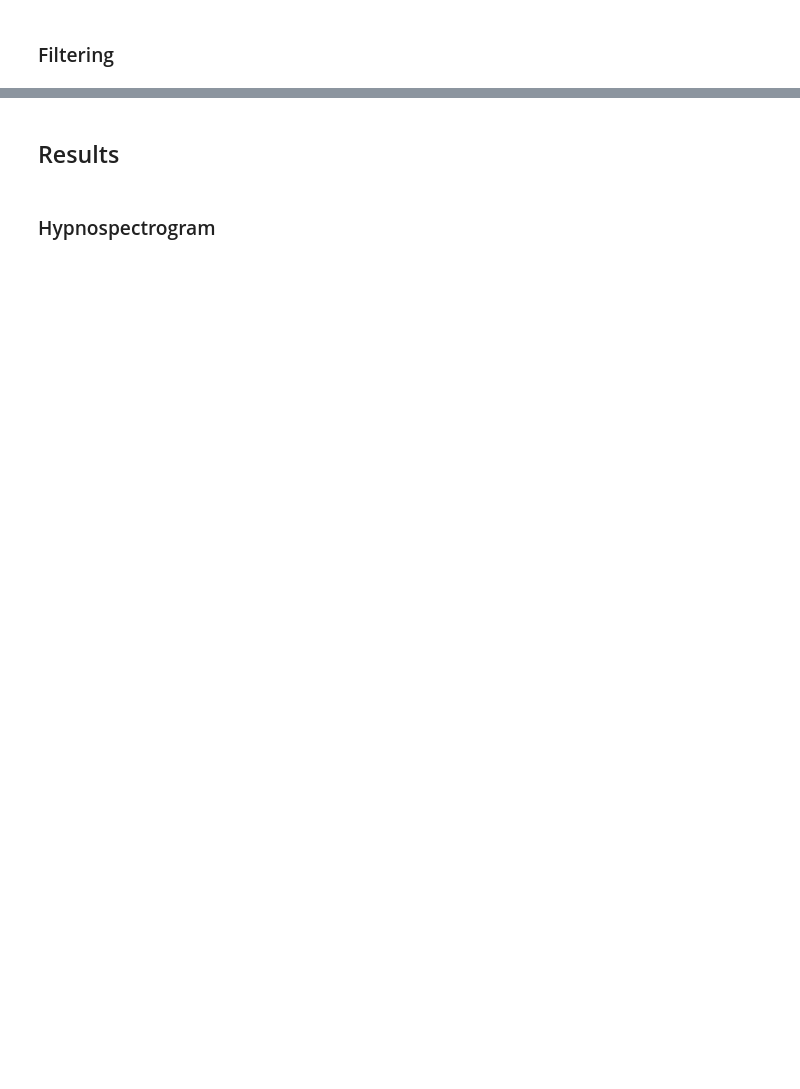
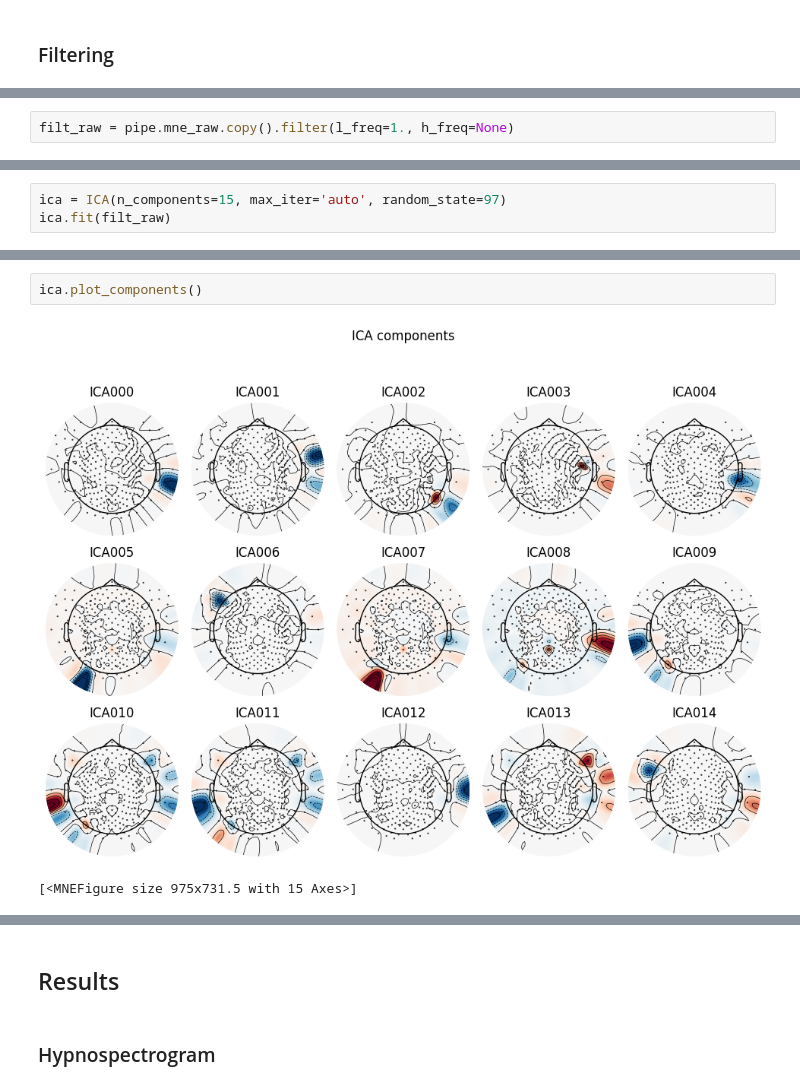
Before and after one commit to NirLab-TAU/sleepeegpy, a Jupyter notebook: test.ipynb, the cells around one changed output, grey strips where cells are left out. Drawn from its saved outputs; the diff is of its cells as text; blank space fills up the shorter version.

```diff
--- a/test.ipynb
+++ b/test.ipynb
@@ -33,0 +318,2 @@ pipe.resample(
+# %%
+filt_raw = pipe.mne_raw.copy().filter(l_freq=1., h_freq=None)
@@ -33,0 +338,3 @@ pipe.resample(
+# %%
+ica = ICA(n_components=15, max_iter='auto', random_state=97)
+ica.fit(filt_raw)
@@ -33,0 +359,5 @@ pipe.resample(
+# %%
+ica.plot_components()
+# %% [output]
+[figure, added]
+[<MNEFigure size 975x731.5 with 15 Axes>]
```
Also changed, not shown: parts of 46 cells of this notebook, 1 other file.
